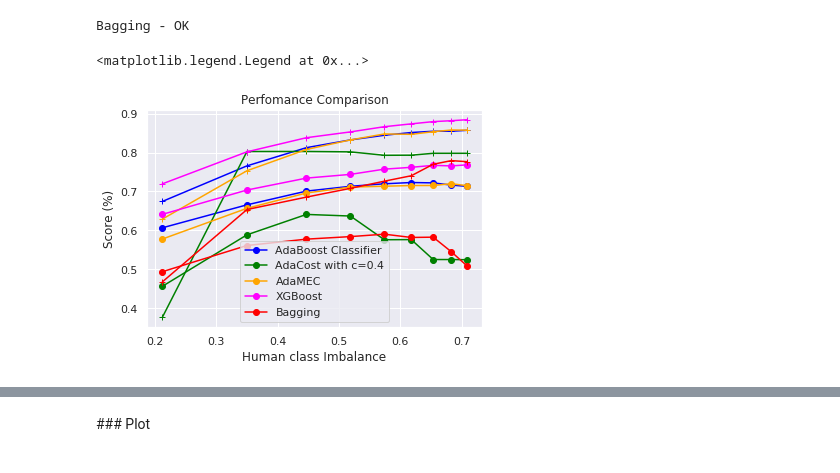
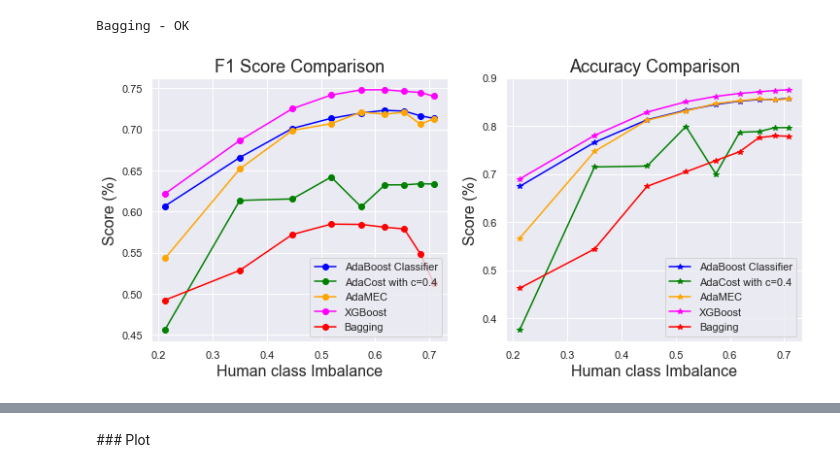
Before and after one commit to crisgompec/ImbalancedDataset, a Jupyter notebook: Dataset2/Comparison.ipynb, the cells around one changed output, grey strips where cells are left out. Saved outputs shown, nothing was run; the diff lists cells and outputs as text; code cells hidden in the pictures.

Commit message:
Uploading images + modifications in comparison file

```diff
--- a/Dataset2/Comparison.ipynb
+++ b/Dataset2/Comparison.ipynb
@@ -87,7 +87,7 @@ AdaBoost - OK
 AdaCost_set = []
 for X_train,y_train in zip(x_train_sets, y_train_sets):
     ac = AdaCost(n_iterations=100)
-    ac.fit(X_train,y_train,cost=-0.4)
+    ac.fit(X_train,y_train,cost=0.4)
     AdaCost_set.append(ac)
 
 print('AdaCost - OK')
@@ -119,25 +119,32 @@ Bagging - OK
 # %%
 classifier_label = ['AdaBoost Classifier', 'AdaCost with c=0.4','AdaMEC','XGBoost','Bagging']
 classifier_color = ['blue','green','orange','magenta','red']
 cont = 0
-plt.figure()
+f = plt.figure(figsize=(12,5))
+ax1 = plt.subplot(121)
+ax2 = plt.subplot(122)
 for classifiers in [AdaBoost_set, AdaCost_set, AdaMEC_set, XGBoost_set, Bagging_set]:
     acc = []
     f1 = []
     # Calculate accuracies
     for classifier in classifiers:
         acc.append(accuracy_score(classifier.predict(X_test),y_test))
         f1.append(f1_score(classifier.predict(X_test),y_test))
 
-    plt.plot(imbalances, f1,'-o', color = classifier_color[cont],label = classifier_label[cont])
-    plt.plot(imbalances, acc,'-+', color = classifier_color[cont])
+    ax1.plot(imbalances, f1,'-o', color = classifier_color[cont],label = classifier_label[cont])
+    ax2.plot(imbalances, acc,'-*', color = classifier_color[cont],label = classifier_label[cont])
 
     cont += 1
 
-plt.title('Perfomance Comparison')
-plt.xlabel('Human class Imbalance')
-plt.ylabel('Score (%)')
-plt.legend()
+ax1.set_title('F1 Score Comparison', fontsize = 18)
+ax2.set_title('Accuracy Comparison', fontsize = 18)
+ax1.set_xlabel('Human class Imbalance', fontsize = 16)
+ax2.set_xlabel('Human class Imbalance', fontsize = 16)
+ax1.set_ylabel('Score (%)', fontsize = 16)
+ax2.set_ylabel('Score (%)', fontsize = 16)
+ax1.legend()
+ax2.legend()
+plt.savefig('../WriteUp/pictures/Imbalance_Comparison.png')
+plt.show()
 # %% [output]
-<matplotlib.legend.Legend at 0x...>
-[figure, old version]
+[figure, new version]
```
Also changed, not shown: parts of 2 cells of this notebook.
